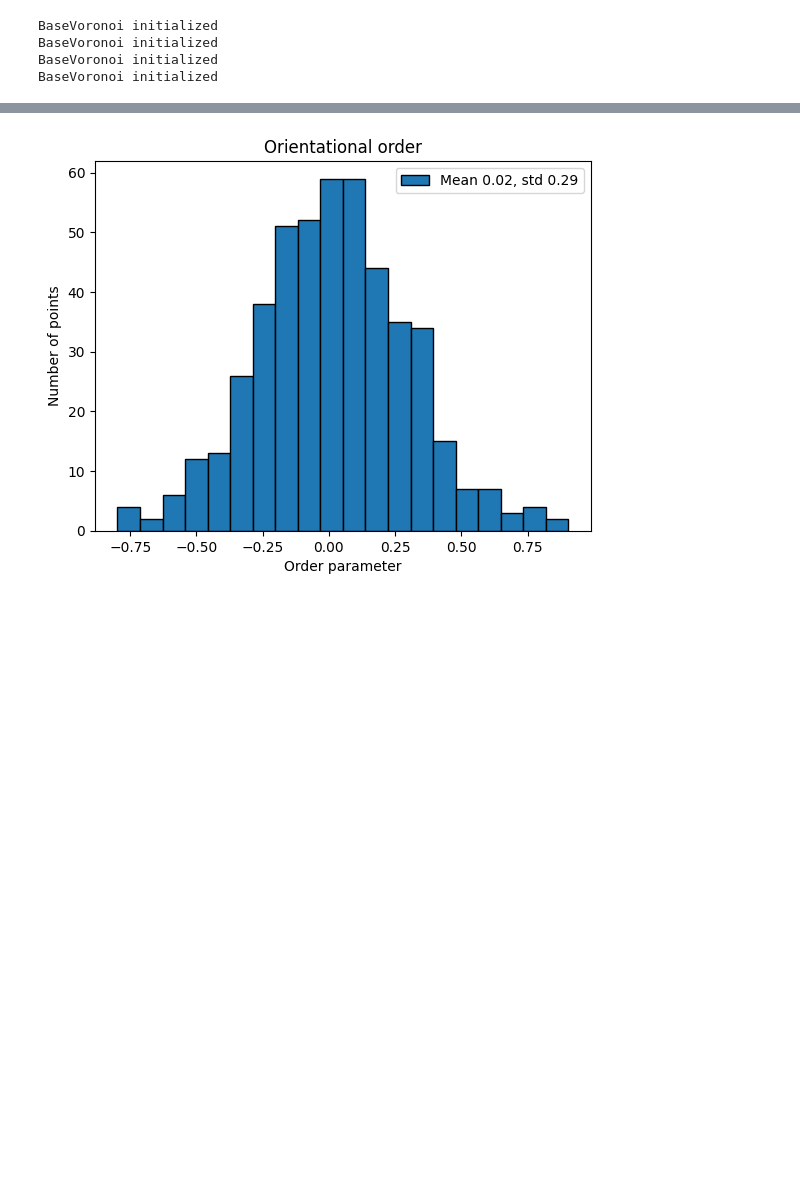
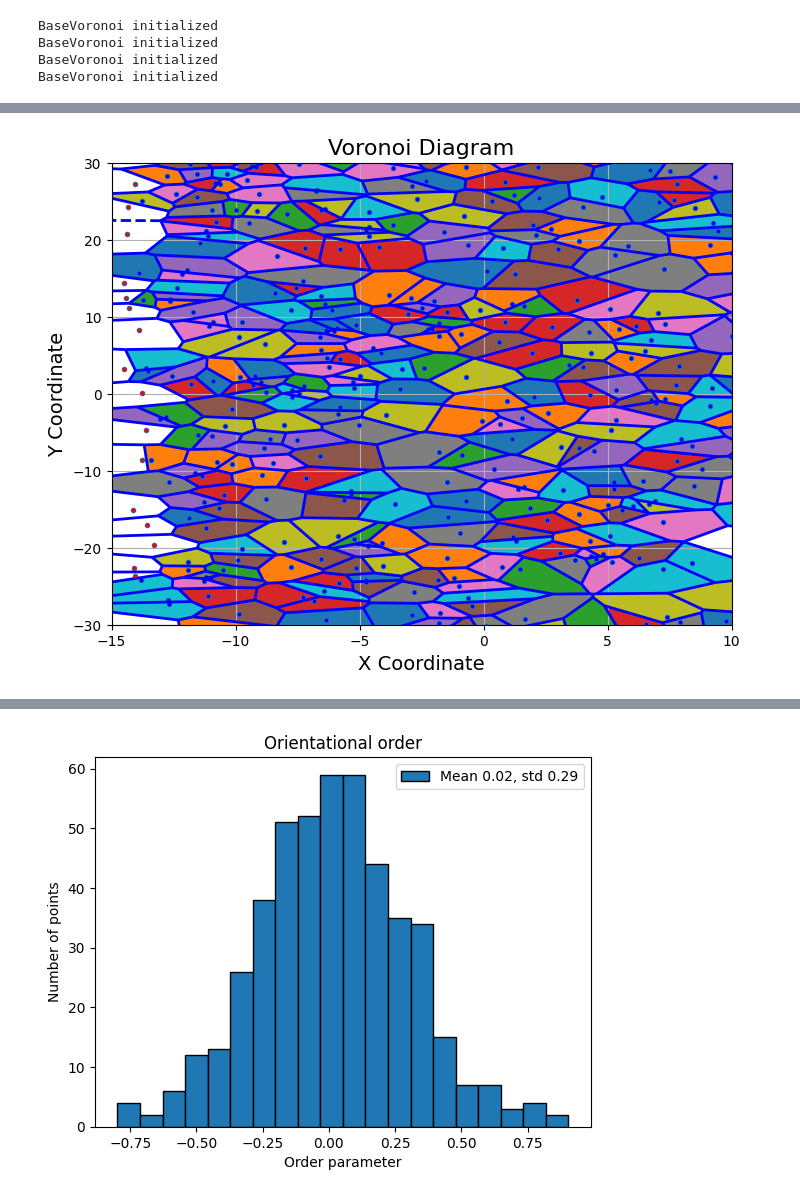
Before and after one commit to maria0026/solution_pipes_patterns, a Jupyter notebook: results.ipynb, the cells around one changed output, grey strips where cells are left out. Saved outputs shown, nothing was run; the diff lists cells and outputs as text; code cells hidden in the pictures; blank space fills up the shorter version.

```diff
--- a/results.ipynb
+++ b/results.ipynb
@@ -42,3 +41,7 @@ voronoi_plotter_random.all_voronoi_diagram_area_filtered(area_limit)
+# %%
+voronoi_plotter_random.all_voronoi_diagram_area_filtered(x_lim_min=-15, x_lim_max=10, y_lim_min=-30, y_lim_max=30)
+# %% [output]
+[figure, added]
 # %%
 areas = df.loc[df["Point of Voronoi"] == 1, "Area"]
 voronoi_plotter.areas_hist(areas)
```
Also changed, not shown: parts of 11 cells of this notebook, 1 other file.
